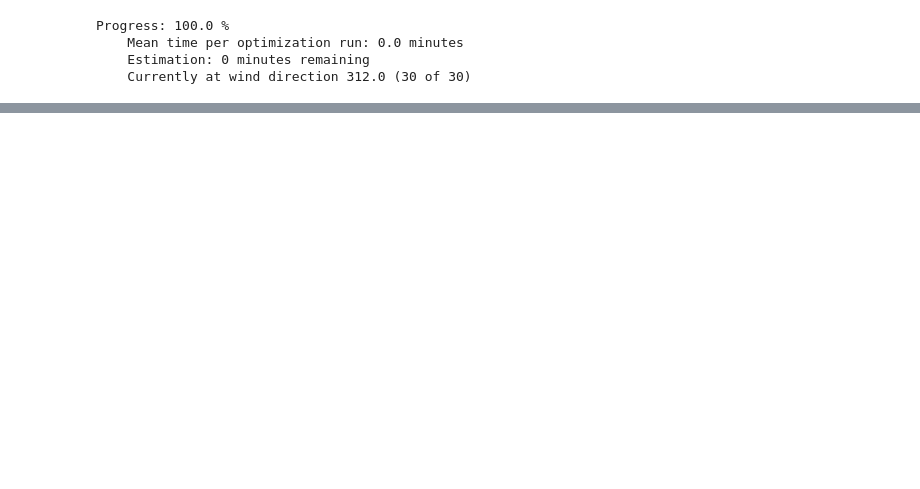
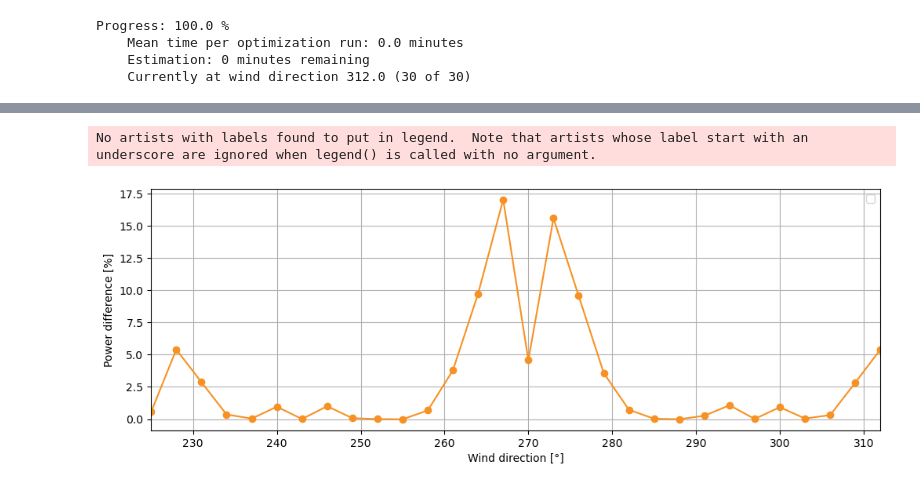
Before and after one commit to chrisosse/TouchWind_Optimization_Framework, a Jupyter notebook: framework_test.ipynb, the cells around one changed output, grey strips where cells are left out. Cells and saved outputs as stored; diff of their text form; code cells hidden in the pictures; blank space fills up the shorter version.

```diff
--- a/framework_test.ipynb
+++ b/framework_test.ipynb
@@ -395,0 +431,19 @@ Progress: 100.0 %
+# %%
+# Plot of relative total power increase
+fig = plt.figure()
+fig.set_size_inches(12, 4)
+ax = fig.add_subplot(1, 1, 1)
+ax.plot(
+    df_optimization['wind_direction'],
+    (df_optimization['total_power'] - df_optimization['total_power_conv']) / df_optimization['total_power_conv'] * 100,
+    color=colors[0], marker='o'
+)
+ax.set_xlabel('Wind direction [°]')
+ax.set_ylabel('Power difference [%]')
+ax.grid()
+ax.legend()
+ax.set_xlim(min(df_optimization['wind_direction']), max(df_optimization['wind_direction']))
+plt.show()
+# %% [output]
+No artists with labels found to put in legend.  Note that artists whose label start with an underscore are ignored when legend() is called with no argument.
+[figure, added]
```
Also changed, not shown: parts of 13 cells of this notebook, 1 other file.
